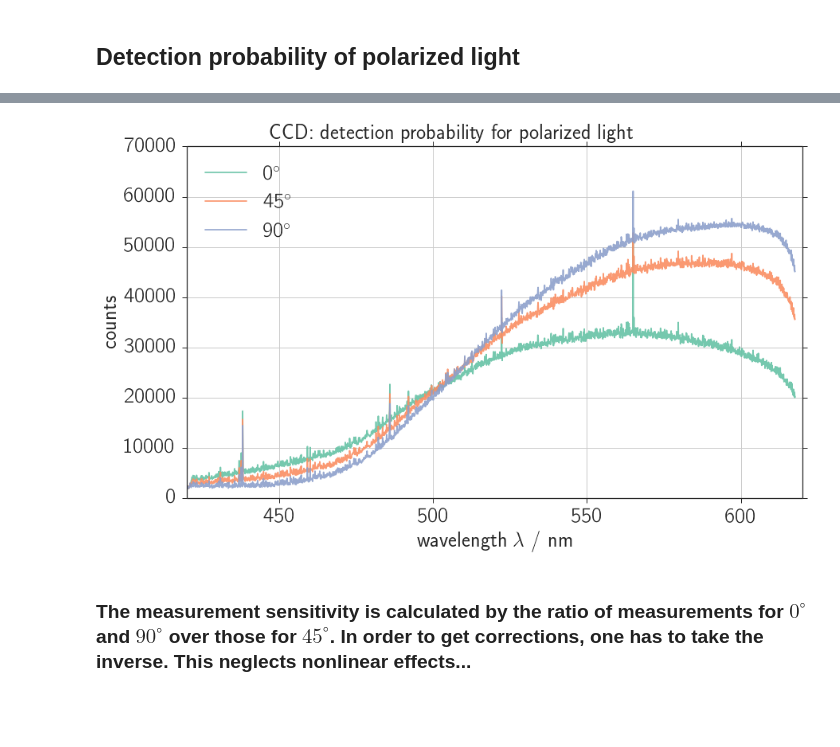
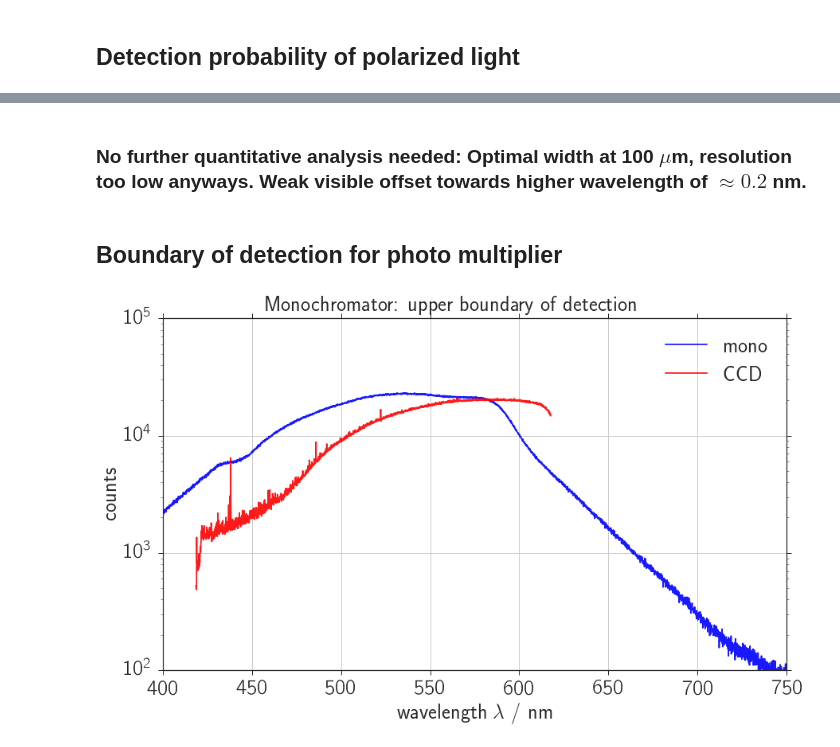
Before and after one commit to Bondzio/fp, a Jupyter notebook: raman/analysis/raman_mono.ipynb, the cells around one changed output, grey strips where cells are left out. Saved outputs shown, nothing was run; the diff lists cells and outputs as text; code cells hidden in the pictures; blank space fills up the shorter version.

```diff
--- a/raman/analysis/raman_mono.ipynb
+++ b/raman/analysis/raman_mono.ipynb
@@ -238,44 +320,38 @@ print(linear(600, *d_lin))
+# %% [markdown]
+### No further quantitative analysis needed: Optimal width at 100 $\mu$m, resolution too low anyways. Weak visible offset towards higher wavelength of $\approx 0.2$ nm.
+# %% [markdown]
+## Boundary of detection for photo multiplier
 # %%
-filename = "ccd_white_pol0"
-# Get integration time and number of measurements
-f = open("data/" + filename + ".txt", encoding='cp1252')
-lines = f.readlines()
-f.close()
-t = np.float(lines[8].split(' ')[2]) * 1e-6 # measured time in sec
-avg = np.float(lines[9].split(' ')[3]) # number of recording to take average from
+filename = "mono_white_full_01"
+x = np.load("npy/"+filename+"_lamb.npy") / 10
+x = x[1:]
+y = np.load("npy/"+filename+"_count.npy")
+y = y[1:]
 
-# Data
-x = np.load("npy/"+filename+"_lamb.npy")
-y0 = np.load("npy/"+filename+"_count.npy")
-y_e0 = un.uarray(y, np.maximum(1, np.sqrt(y / avg)))
-filename = "ccd_white_pol45"
-y45 = np.load("npy/"+filename+"_count.npy")
-y_e45 = un.uarray(y45, np.maximum(1, np.sqrt(y45 / avg)))
-filename = "ccd_white_pol90"
-y90 = np.load("npy/"+filename+"_count.npy")
-y_e90 = un.uarray(y90, np.maximum(1, np.sqrt(y90 / avg)))
+filename = "ccd_white_00"
+x_ccd = np.load("npy/"+filename+"_lamb.npy")
+y_ccd = np.load("npy/"+filename+"_count.npy") * 2/5
+
 
 # Plotting
 fig, ax = plt.subplots(1,1)
 if not save_fig:
-    fig.suptitle('CCD: detection probability for polarized light')
-ax.plot(x, y0, "-", alpha = 0.9, label='$0^\circ$')
-ax.plot(x, y45, "-", alpha = 0.9, label='$45^\circ$')
-ax.plot(x, y90, "-", alpha = 0.9, label='$90^\circ$')
-ax.set_xlim(xlim_global)
-#ax.set_xlim(565, 585)
-#ax.set_ylim(0,10000)
+    fig.suptitle('Monochromator: upper boundary of detection')
+ax.plot(x, y, "-", c=colors[0], alpha = 0.9, label='mono')
+ax.plot(x_ccd, y_ccd, "-", c=colors[1], alpha = 0.9, label='CCD')
+
+ax.set_xlim(400, 750)
+ax.set_ylim(1e2, 1e5)
 ax.set_xlabel("wavelength $\lambda$ / nm")
 ax.set_ylabel("counts")
 ax.grid(True)
 ax.legend(loc='best')
+ax.set_yscale("log")
 if show_fig:
     fig.show()
 if save_fig:
-    file_name = "ccd_polarized"
+    file_name = "mono_bound"
     fig.savefig(fig_dir + file_name + ".pdf")
     fig.savefig(fig_dir + file_name + ".png")
 # %% [output]
-[figure, old version]
+[figure, new version]
-# %% [markdown]
-### The measurement sensitivity is calculated by the ratio of measurements for $0^\circ$ and $90^\circ$ over those for  $45^\circ$.  In order to get corrections, one has to take the inverse. This neglects nonlinear effects...
```
Also changed, not shown: parts of 23 cells of this notebook, 9 other files.
